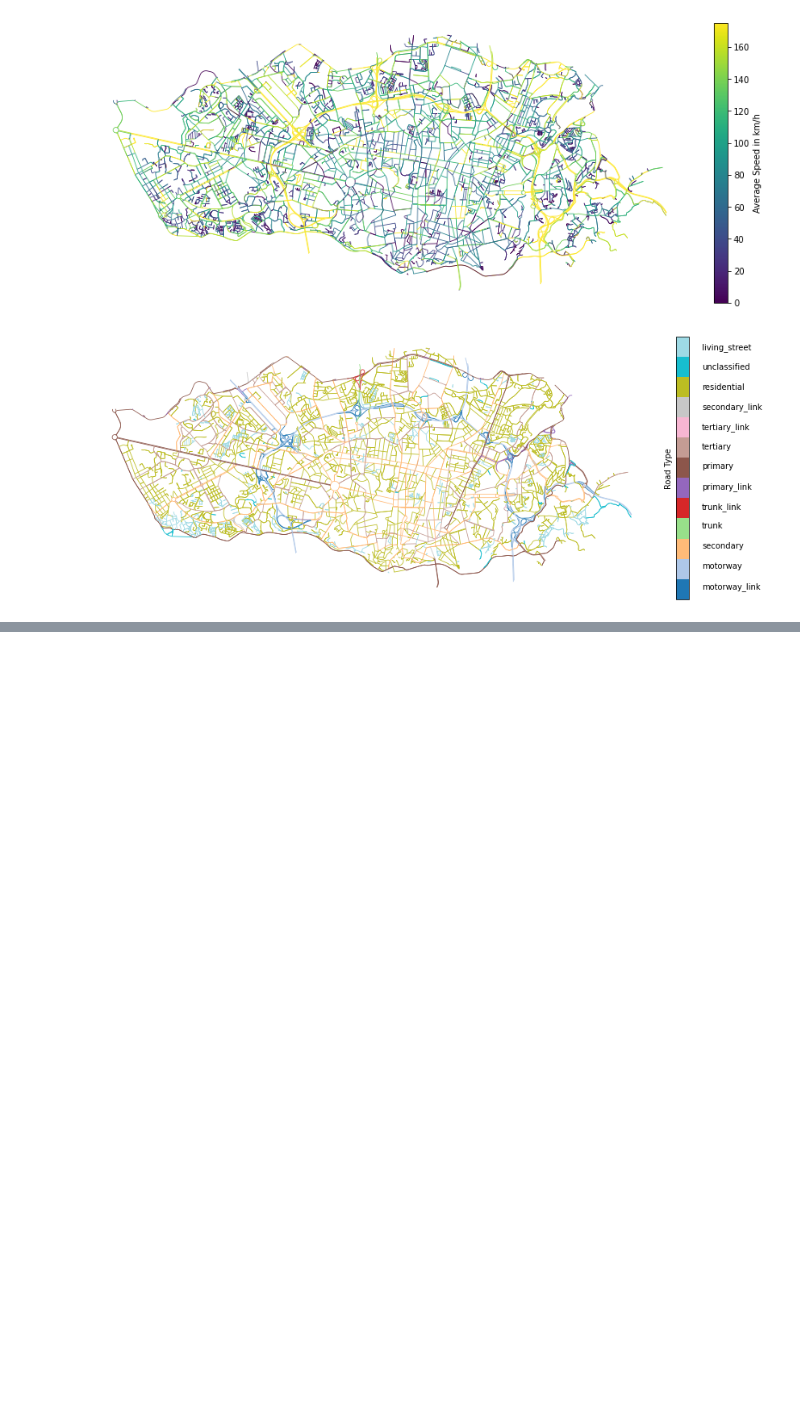
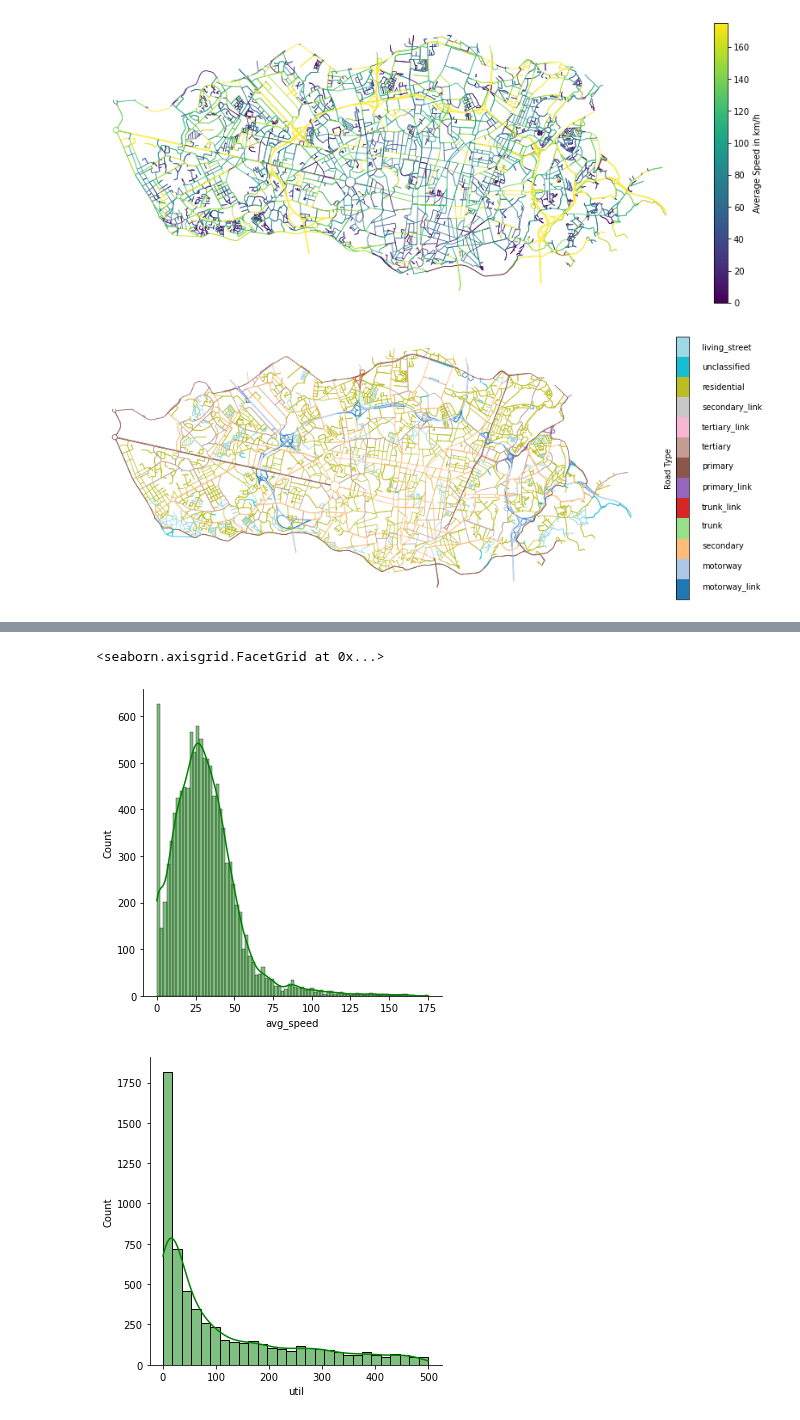
Before and after one commit to SwiftPredator/Trajectory-based-Road-Network-Representation-Learning, a Jupyter notebook: evaluation/explanatory_data_analysis.ipynb, the cells around one changed output, grey strips where cells are left out. Saved outputs shown, nothing was run; the diff lists cells and outputs as text; code cells hidden in the pictures; blank space fills up the shorter version.

```diff
--- a/evaluation/explanatory_data_analysis.ipynb
+++ b/evaluation/explanatory_data_analysis.ipynb
@@ -119,0 +136,12 @@ fig.savefig("../data/images/porto_road_types.png")
+# %%
+ """
+ Density plots for speed and utilization
+ """
+
+util = df[df['util'] <= 500]["util"]
+sns.displot(df, x="avg_speed", kde=True, color="green")
+sns.displot(x=util, kde=True, color="green")
+# %% [output]
+<seaborn.axisgrid.FacetGrid at 0x...>
+[figure, added]
+[figure, added]
```
Also changed, not shown: parts of 1 cell of this notebook, 27 other files.
